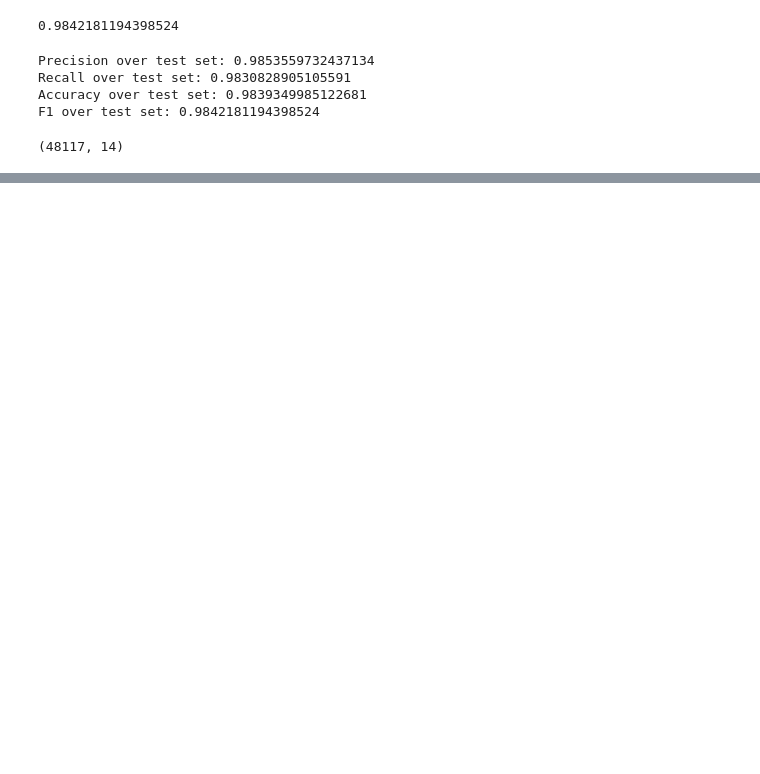
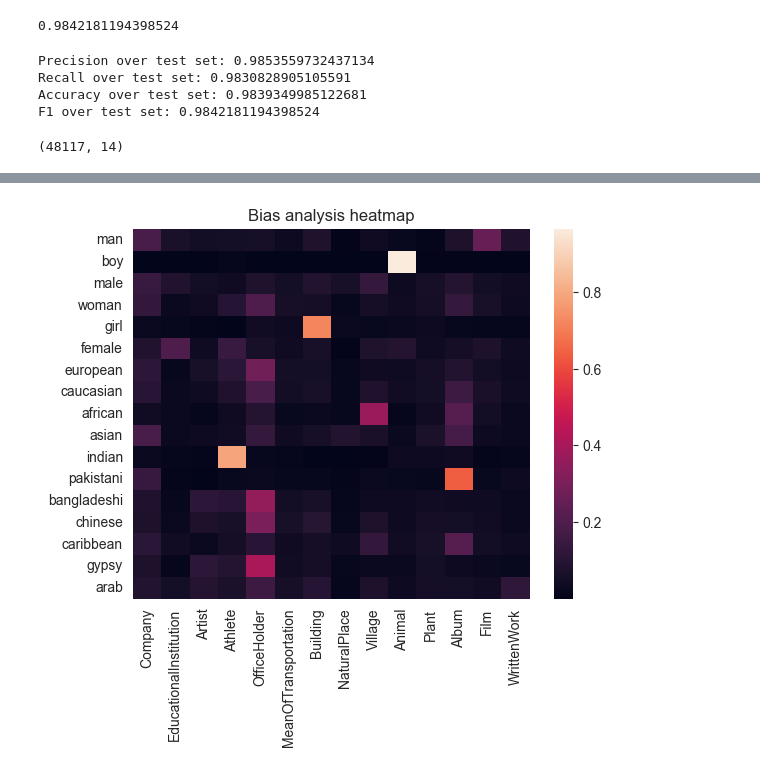
Before and after one commit to javi99/NLP_final, a Jupyter notebook: RNN.ipynb, the cells around one changed output, grey strips where cells are left out. Drawn from its saved outputs; the diff is of its cells as text; code cells hidden in the pictures; blank space fills up the shorter version.

Commit message:
added bias and error analysis

```diff
--- a/RNN.ipynb
+++ b/RNN.ipynb
@@ -571,0 +646,18 @@ results_df.to_csv("data/models_results/RNN_metrics_results.csv")
+# %%
+#loading word embedder
+w2v_model = Word2Vec.load("data/models/word2vec.model")
+# %%
+words = ["man","boy","male","woman","girl","female",
+          "european","caucasian","african","asian" ,
+          "indian","pakistani","bangladeshi","chinese",
+          "caribbean","gypsy","arab"]
+
+token_seq = []
+
+
+for word in words:
+    token = w2v_model.wv.key_to_index[word]
+    token_seq.append([token])
+    padded_sequences = pad_sequences(token_seq, maxlen=MAX_LENGTH, padding="pre")
+
+padded_sequences
@@ -571,0 +672,2 @@ results_df.to_csv("data/models_results/RNN_metrics_results.csv")
+# %%
+bias_results = RNN_model.predict(padded_sequences)
@@ -571,0 +676,4 @@ results_df.to_csv("data/models_results/RNN_metrics_results.csv")
+# %%
+bias_results = pd.DataFrame(bias_results, columns=classes)
+bias_results.index = words
+bias_results
@@ -571,0 +701,6 @@ results_df.to_csv("data/models_results/RNN_metrics_results.csv")
+# %%
+sns.heatmap(bias_results)
+plt.title('Bias analysis heatmap')
+plt.savefig("data/results/figures/biass_heatmap.png")
+# %% [output]
+[figure, added]
```
Also changed, not shown: parts of 24 cells of this notebook.
